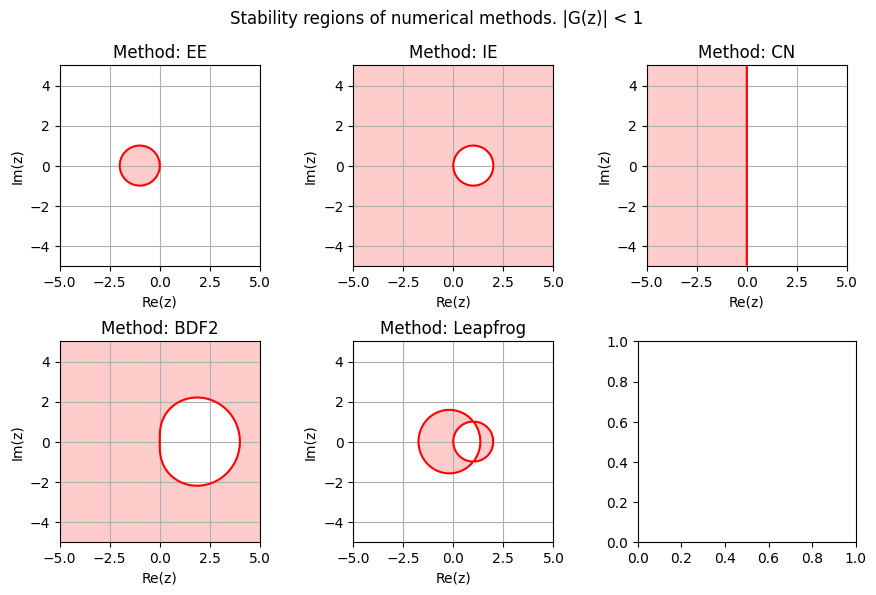
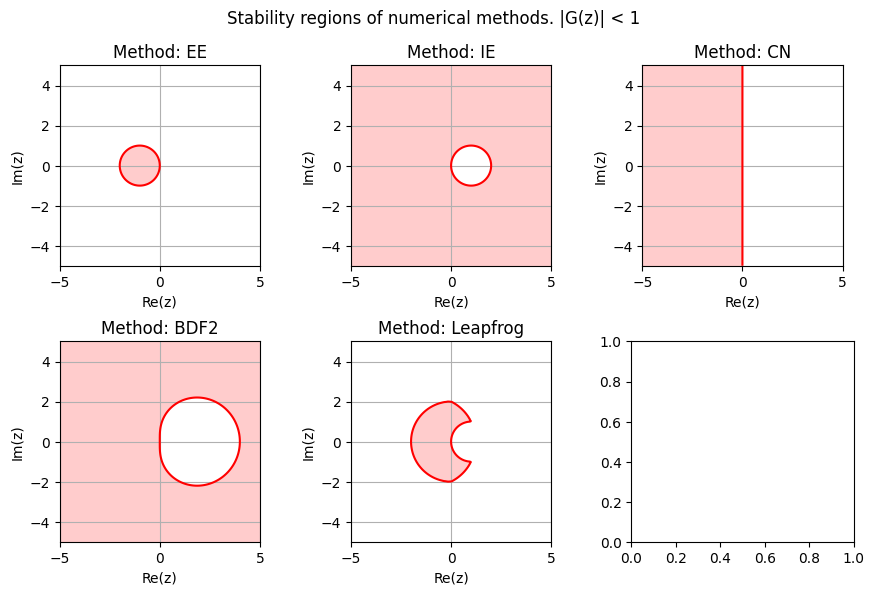
Unified diff of the notebook cell whose output changed from the first chart to the second:
--- before
+++ after
@@ -10,23 +10,27 @@
 def ampl_A_fun(z, A_fun):
     evals = np.linalg.eigvals(A_fun(z))
-    ieval = np.argmax(np.abs(evals))
+    ieval = np.argmax(np.absolute(evals))
     
     return evals[ieval]
 
 def A_lf(z):
-    sig, om = np.real(z), np.imag(z)
-    Om = np.sqrt( sig**2 + om**2 )
-    if Om == 0:
-        return np.eye(2)
-        
-    xi = - sig / Om
+    sigh, omh = np.real(z), np.imag(z)
 
-    n1 = 1 - Om**2 / 2
-    d1 = 1 + xi * Om
+    bh = - sigh
+    ch2 = sigh**2 + omh**2
+    # if c == 0:
+    #     return np.eye(2)
+
+    n1 = 1. - bh
+    n2 = 1. - ch2/2.
+    n4 = 1. - ch2/4.
+    d1 = 1 + bh
     
-    return np.array([[n1, 1], [-Om**2/d1*n1, (1-xi*Om)/d1*n1]])
+    return np.array([[n2, n1], [-ch2*n4/d1, n1/d1*n2]])
 
 ampl_fun_bdf2 = lambda z: ampl_A_fun(z, A_bdf2)
-ampl_fun_lf   = lambda z: ampl_A_fun(z, A_lf)
+ampl_fun_lf_2 = lambda z: ampl_A_fun(z, A_lf)
+
+# ampl_fun_lf = lambda z: np.max(np.absolute(np.linalg.eigvals(A_lf(z))))
 
 ampl_funs = {
@@ -35,11 +39,11 @@
     'CN': ampl_fun_cn,
     'BDF2': ampl_fun_bdf2,
-    'Leapfrog': ampl_fun_lf
+    'Leapfrog': ampl_fun_lf_2
 }
 n_methods = len(ampl_funs)
 
 def complex_amplification_fun(ampl_fun):
-    x = np.linspace(-5, 5, 200)
-    y = np.linspace(-5, 5, 200)
+    x = np.linspace(-5.001, 5.001, 200)
+    y = np.linspace(-5.001, 5.001, 200)
     X, Y = np.meshgrid(x, y)
     Z = X + 1j*Y
@@ -60,6 +64,7 @@
 
     X, Y, G = complex_amplification_fun(fun)
-    ax[irow, icol].contour(X, Y, np.abs(G), levels=[1.0], colors='r')
-    ax[irow, icol].contourf(X, Y, np.abs(G), levels=[0., 1.0], colors=['#ffcccc'])
+    
+    ax[irow, icol].contour(X, Y, np.absolute(G), levels=[1.0], colors='r')
+    ax[irow, icol].contourf(X, Y, np.absolute(G), levels=[0., 1.0], colors=['#ffcccc'])
     ax[irow, icol].set_title(f"Method: {label}")
     ax[irow, icol].set_aspect("equal")

Commit: Updating stability regions of numerical methods